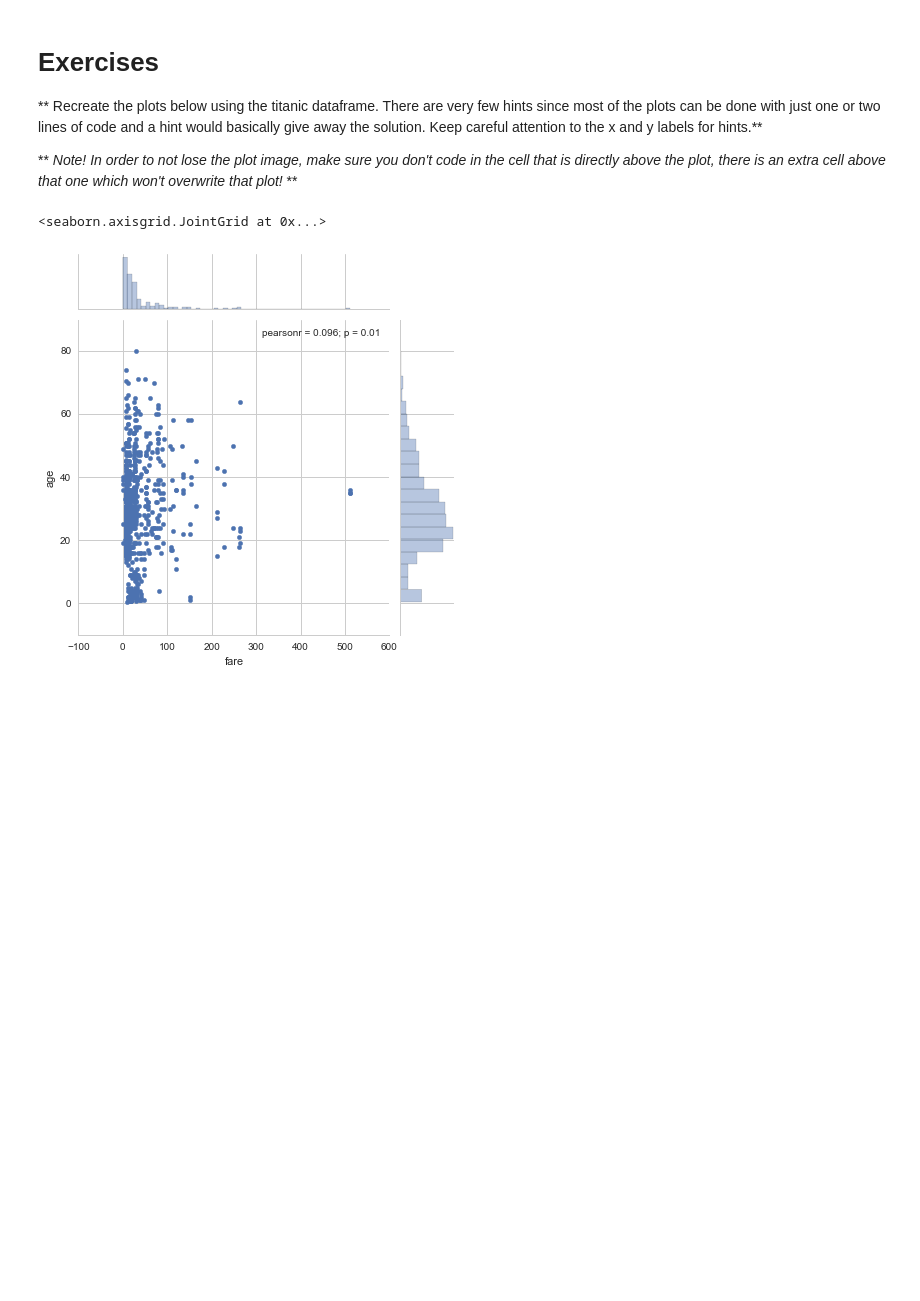
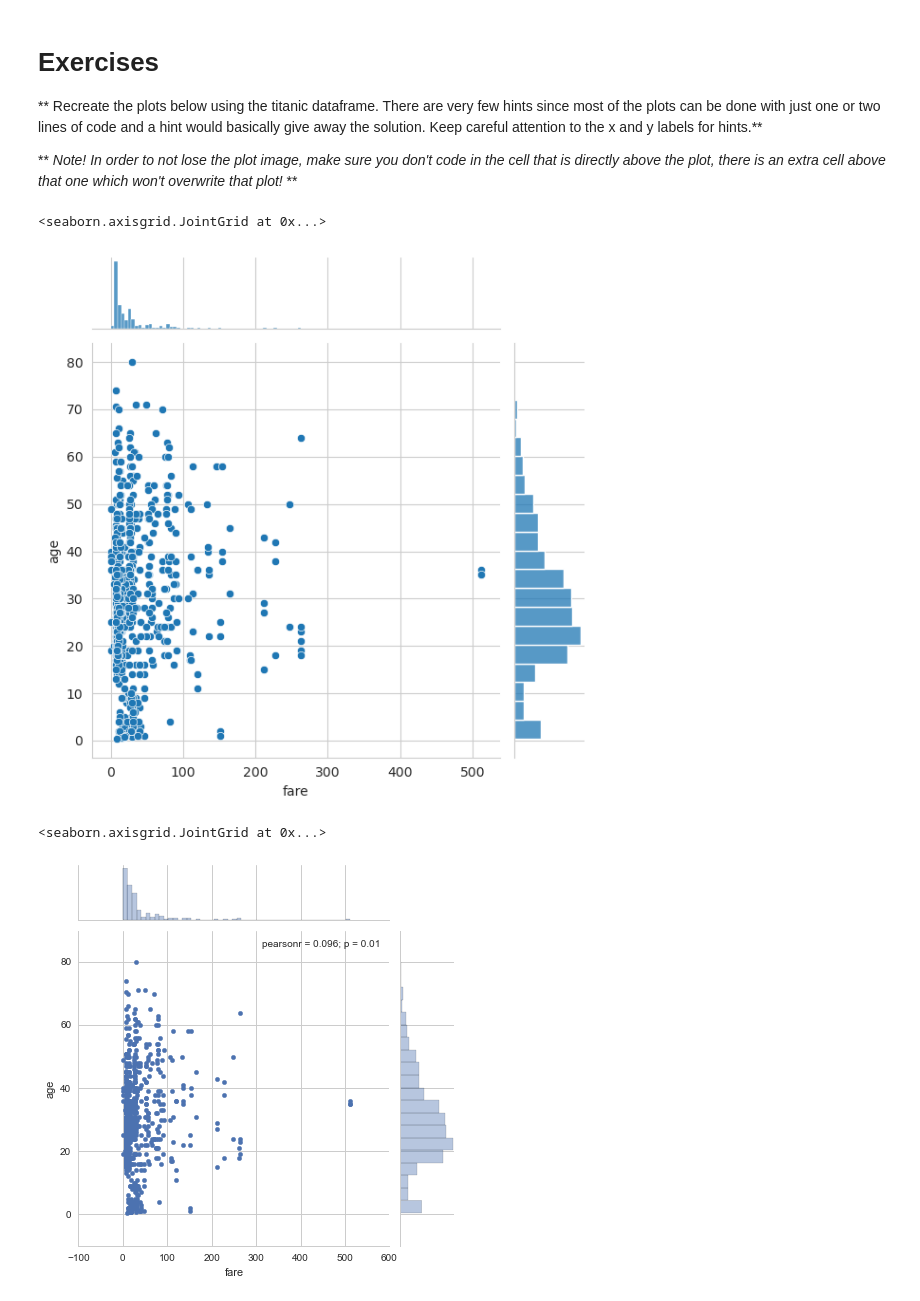
Before and after one commit to LuisReyes98/udemy-machine-learning, a Jupyter notebook: 06-Data-Visualization-with-Seaborn/07-Seaborn Exercises.ipynb, the cells around one changed output. Drawn from its saved outputs; the diff is of its cells as text; code cells hidden in the pictures; blank space fills up the shorter version.

```diff
--- a/06-Data-Visualization-with-Seaborn/07-Seaborn Exercises.ipynb
+++ b/06-Data-Visualization-with-Seaborn/07-Seaborn Exercises.ipynb
@@ -36,8 +56,19 @@ titanic.head()
 # %%
 # CODE HERE
 # REPLICATE EXERCISE PLOT IMAGE BELOW
 # BE CAREFUL NOT TO OVERWRITE CELL BELOW
 # THAT WOULD REMOVE THE EXERCISE PLOT IMAGE!
+
+g = sns.JointGrid(
+  data=titanic,
+  x="fare",
+  y="age",
+)
+g.plot_joint(sns.scatterplot)
+g.plot_marginals(sns.histplot)
+# %% [output]
+<seaborn.axisgrid.JointGrid at 0x...>
+[figure, added]
 # %%
 # %% [output]
 <seaborn.axisgrid.JointGrid at 0x...>
```
Also changed, not shown: parts of 9 cells of this notebook.
